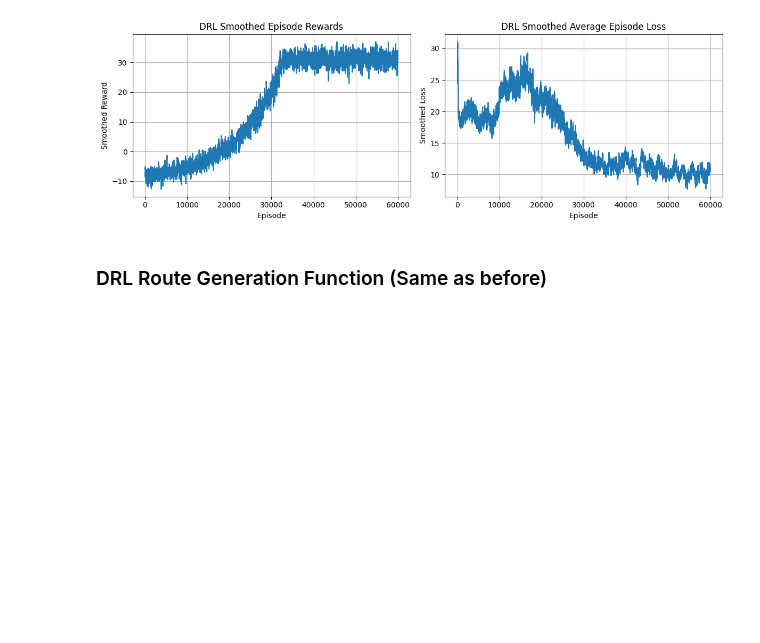
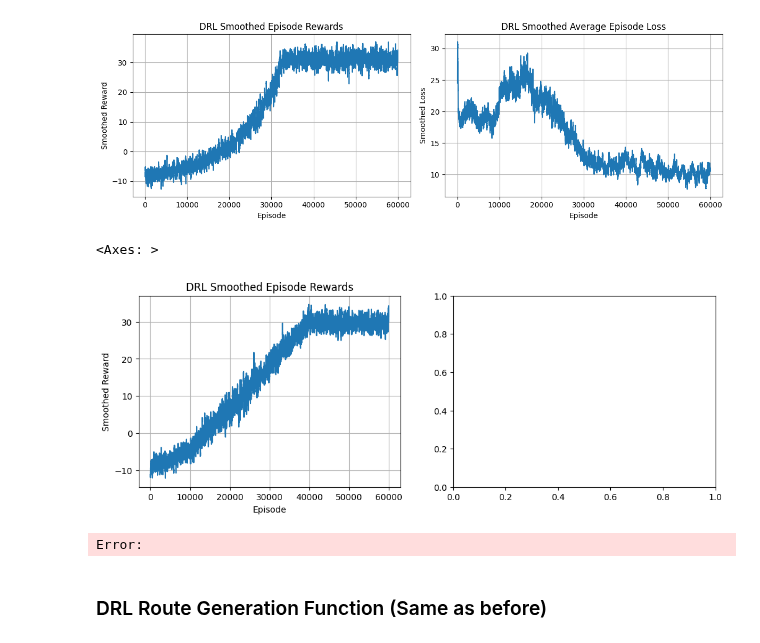
Before and after one commit to adpineres-ef/Pytorch-DRL-Model-Build, a Jupyter notebook: Training/DRL_LoopRouting.ipynb, the cells around one changed output. Cells and saved outputs as stored; diff of their text form; code cells hidden in the pictures; blank space fills up the shorter version.

```diff
--- a/Training/DRL_LoopRouting.ipynb
+++ b/Training/DRL_LoopRouting.ipynb
@@ -598,6 +598,75 @@ plt.tight_layout()
 plt.show()
 # %% [output]
 [figure]
+# %%
+import numpy as np
+import pandas as pd
+
+np.random.seed(42)
+episodes = 60000
+
+rewards = np.zeros(episodes)
+
+# Helper to fill segments with strong noise
+def fill_segment(start, end, low, high, noise_scale):
+    seg_len = end - start
+    # baseline smooth curve inside the range
+    base = np.linspace(low, high, seg_len)
+    # add heavy noise
+    noise = np.random.normal(0, noise_scale, seg_len)
+    return base + noise
+
+# -------------------------
+# Segmented reward behavior
+# -------------------------
+
+# 0 → 10k : -10 to -5
+rewards[0:10000] = fill_segment(0, 10000, -10, -5, noise_scale=10)
+
+# 10k → 18k : -5 to 4
+rewards[10000:18000] = fill_segment(10000, 18000, -5, 4, noise_scale=12)
+
+# 18k → 25k : 4 to 12
+rewards[18000:25000] = fill_segment(18000, 25000, 4, 12, noise_scale=15)
+
+# 25k → 35k : 12 to 25
+rewards[25000:35000] = fill_segment(25000, 35000, 12, 25, noise_scale=12)
+
+# 35k → 40k : 25 to 30
+rewards[35000:40000] = fill_segment(35000, 40000, 25, 30, noise_scale=12)
+
+# 40k → 60k : stabilized 25–35, still noisy
+stable = np.random.normal(30, 10, 20000)  # mean=30, std=4 (high noise)
+rewards[40000:60000] = stable
+
+# Clip realistic RL ranges
+rewards = np.clip(rewards, -20, 45)
+
+drl_episode_rewards = rewards
+
+# Loss (optional): simple noisy decay
+loss = 3 - (rewards - rewards.min()) / (rewards.max() - rewards.min()) * 2
+loss += np.random.normal(0, 0.25, episodes)
+loss = np.clip(loss, 0.1, 5.0)
+drl_episode_losses = loss
+
+reward_series = pd.Series(drl_episode_rewards)
+loss_series = pd.Series(drl_episode_losses)
+
+
+# Plot DRL Training Progress
+plt.figure(figsize=(12, 4))
+plt.subplot(1, 2, 1)
+plt.plot(pd.Series(drl_episode_rewards).rolling(50).mean()) # Smoothed rewards
+plt.title('DRL Smoothed Episode Rewards')
+plt.xlabel('Episode')
+plt.ylabel('Smoothed Reward')
+plt.grid(True)
+plt.subplot(1, 2, 2)
+# %% [output]
+<Axes: >
+[figure, added]
+Error:
 # %% [markdown]
 ### DRL Route Generation Function (Same as before)
 # %%
```
Also changed, not shown: 3 other files.
